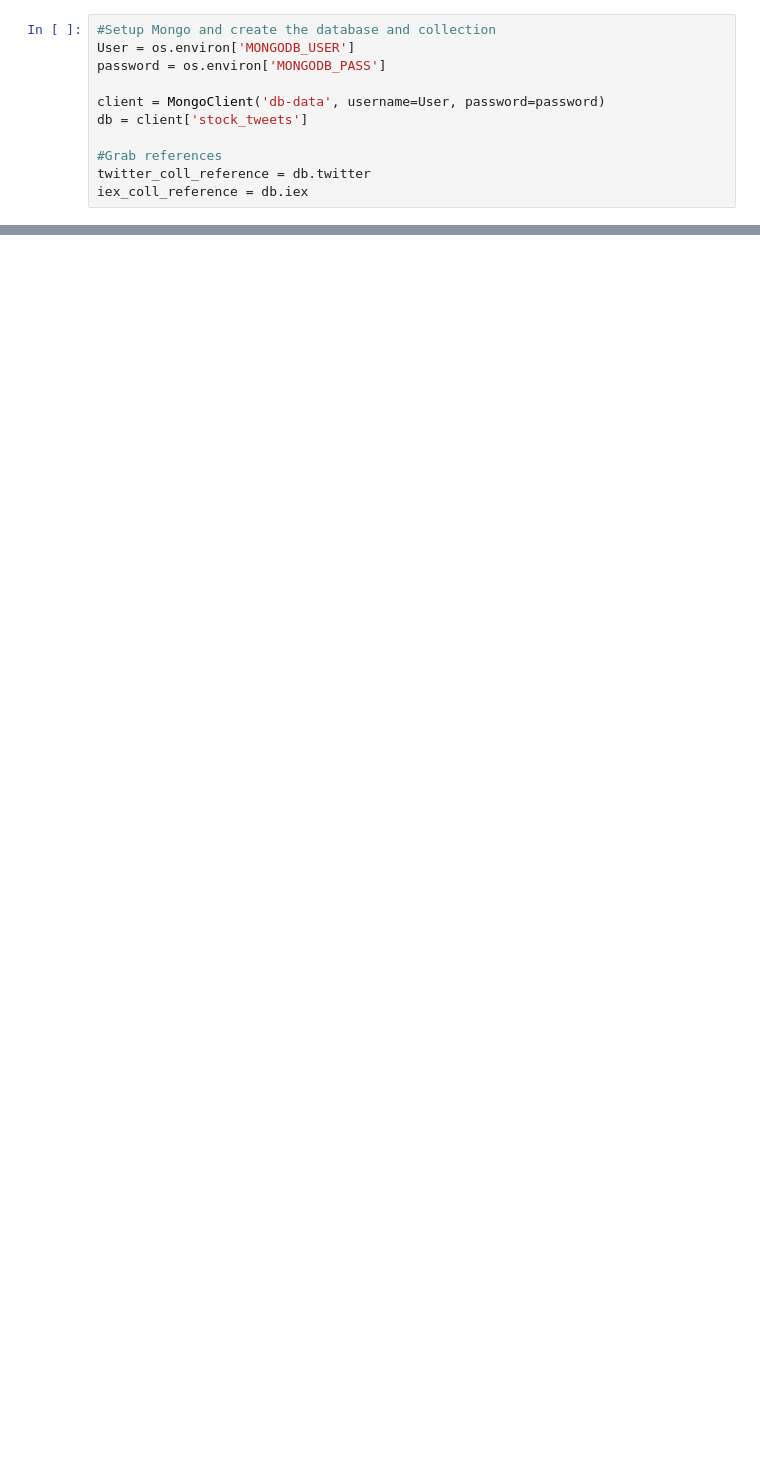
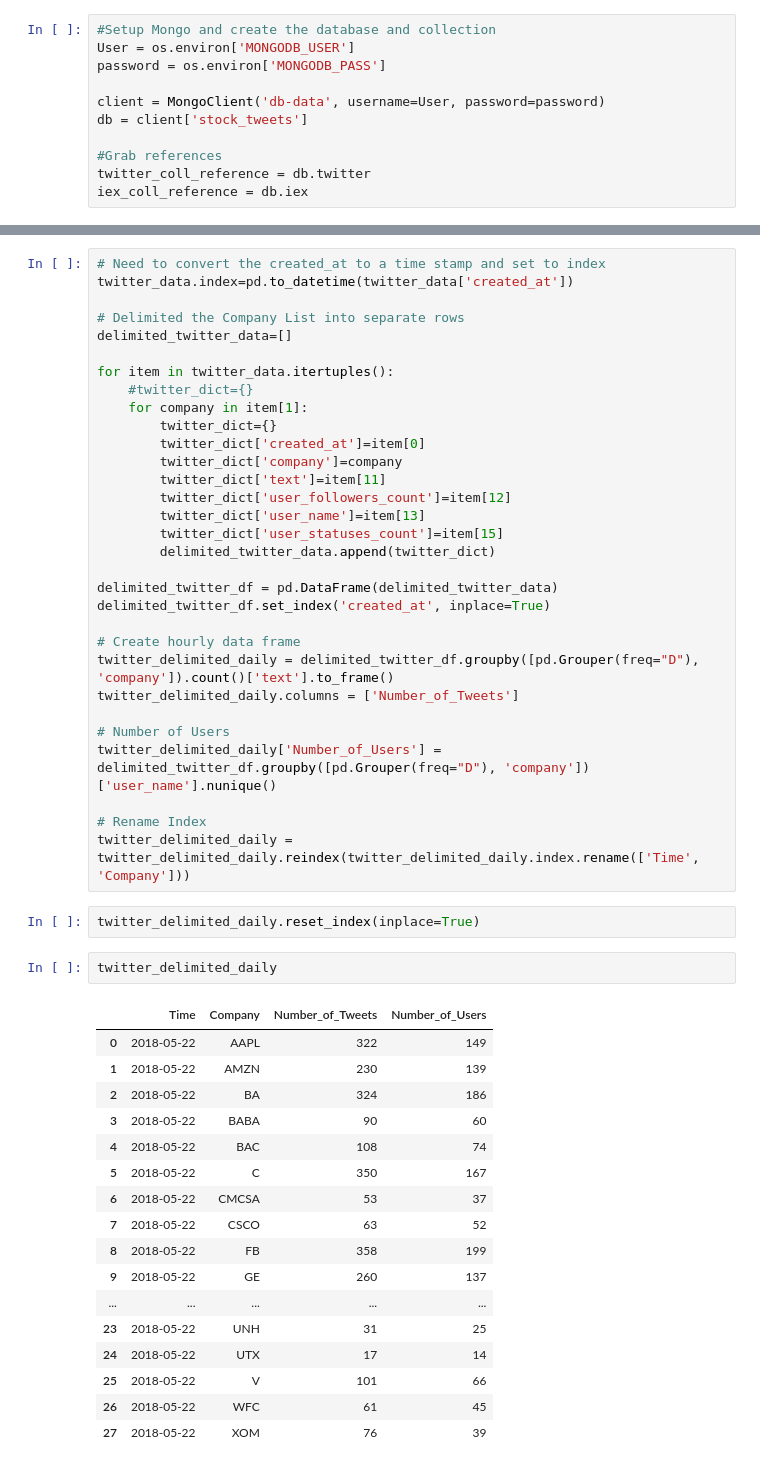
Before and after one commit to madderle/Capstone-Realtime-Streaming-Analytics, a Jupyter notebook: data-producers/Analytics/Mongo Monitoring and Analytics.ipynb, the cells around one changed output, grey strips where cells are left out. Saved outputs shown, nothing was run; the diff lists cells and outputs as text; blank space fills up the shorter version.

```diff
--- a/data-producers/Analytics/Mongo Monitoring and Analytics.ipynb
+++ b/data-producers/Analytics/Mongo Monitoring and Analytics.ipynb
@@ -97,0 +142,53 @@ stock_data.head()
+# %%
+# Need to convert the created_at to a time stamp and set to index
+twitter_data.index=pd.to_datetime(twitter_data['created_at'])
+
+# Delimited the Company List into separate rows
+delimited_twitter_data=[]
+
+for item in twitter_data.itertuples():
+    #twitter_dict={}
+    for company in item[1]:
+        twitter_dict={}
+        twitter_dict['created_at']=item[0]
+        twitter_dict['company']=company
+        twitter_dict['text']=item[11]
+        twitter_dict['user_followers_count']=item[12]
+        twitter_dict['user_name']=item[13]
+        twitter_dict['user_statuses_count']=item[15]
+        delimited_twitter_data.append(twitter_dict)
+
+delimited_twitter_df = pd.DataFrame(delimited_twitter_data)
+delimited_twitter_df.set_index('created_at', inplace=True)
+
+# Create hourly data frame
+twitter_delimited_daily = delimited_twitter_df.groupby([pd.Grouper(freq="D"), 'company']).count()['text'].to_frame()
+twitter_delimited_daily.columns = ['Number_of_Tweets']
+
+# Number of Users
+twitter_delimited_daily['Number_of_Users'] = delimited_twitter_df.groupby([pd.Grouper(freq="D"), 'company'])['user_name'].nunique()
+
+# Rename Index
+twitter_delimited_daily = twitter_delimited_daily.reindex(twitter_delimited_daily.index.rename(['Time', 'Company']))
+# %%
+twitter_delimited_daily.reset_index(inplace=True)
+# %%
+twitter_delimited_daily
+# %% [output]
+|  | Time | Company | Number_of_Tweets | Number_of_Users |
+| 0 | 2018-05-22 | AAPL | 322 | 149 |
+| 1 | 2018-05-22 | AMZN | 230 | 139 |
+| 2 | 2018-05-22 | BA | 324 | 186 |
+| 3 | 2018-05-22 | BABA | 90 | 60 |
+| 4 | 2018-05-22 | BAC | 108 | 74 |
+| 5 | 2018-05-22 | C | 350 | 167 |
+| 6 | 2018-05-22 | CMCSA | 53 | 37 |
+| 7 | 2018-05-22 | CSCO | 63 | 52 |
+| 8 | 2018-05-22 | FB | 358 | 199 |
+| 9 | 2018-05-22 | GE | 260 | 137 |
+| ... | ... | ... | ... | ... |
+| 23 | 2018-05-22 | UNH | 31 | 25 |
+| 24 | 2018-05-22 | UTX | 17 | 14 |
+| 25 | 2018-05-22 | V | 101 | 66 |
+| 26 | 2018-05-22 | WFC | 61 | 45 |
+| 27 | 2018-05-22 | XOM | 76 | 39 |
```
Also changed, not shown: parts of 22 cells of this notebook.
